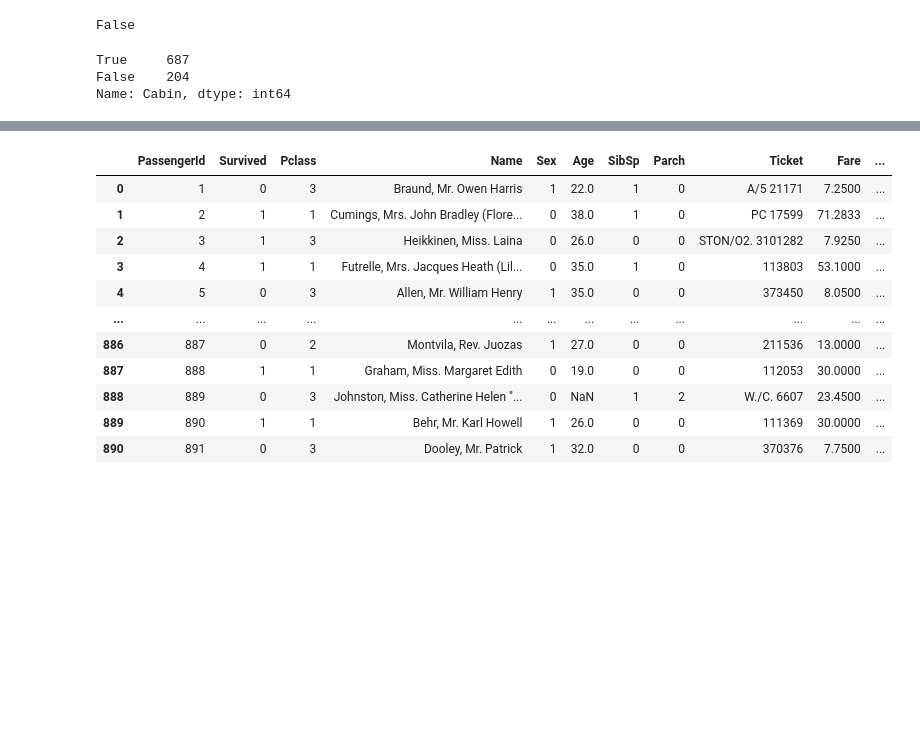
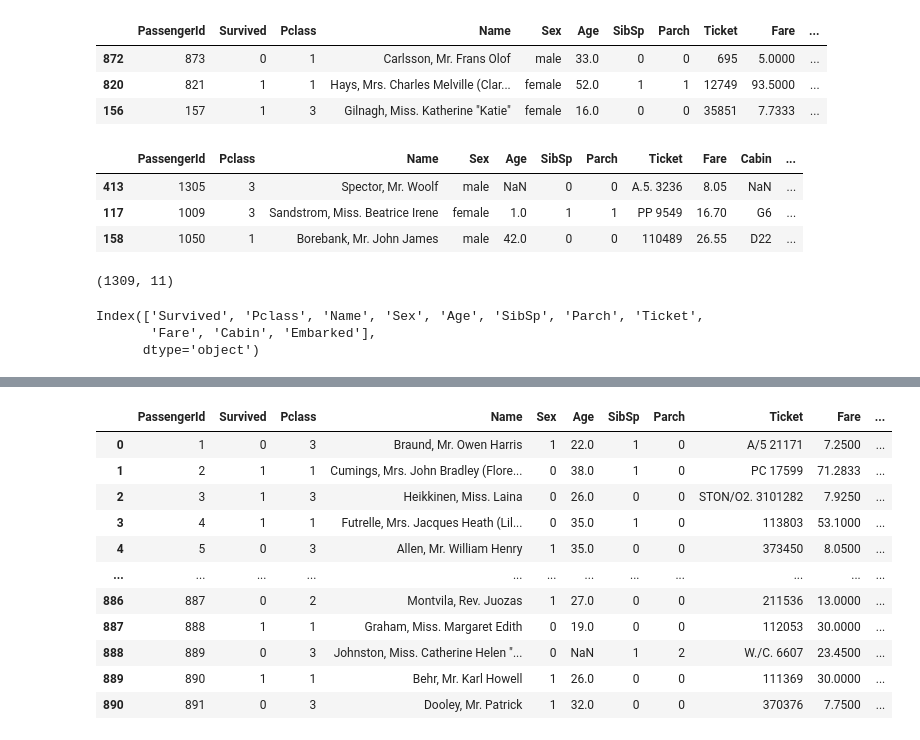
Before and after one commit to Paras-97/Titanic-Machine-Learning-from-Disaster, a Jupyter notebook: Titanic.ipynb, the cells around one changed output, grey strips where cells are left out. Drawn from its saved outputs; the diff is of its cells as text; code cells hidden in the pictures; blank space fills up the shorter version.

Commit message:
Exploring data

```diff
--- a/Titanic.ipynb
+++ b/Titanic.ipynb
@@ -40,10 +0,0 @@ da = data[data.isnull().any(axis = 1)]
-# %%
-da['Sex'].isnull().any()
-# %% [output]
-False
-# %%
-data['Cabin'].isnull().value_counts()
-# %% [output]
-True     687
-False    204
-Name: Cabin, dtype: int64
@@ -53,0 +1,39 @@ data['Sex'] = lbl_en.fit_transform(data['Sex'])
+# %%
+# Importing required libraries
+
+import numpy as np
+import pandas as pd
+import matplotlib.pyplot as plt
+import seaborn as sns
+from matplotlib.ticker import MaxNLocator
+
+from scipy import interp
+import math
+from scipy.stats import norm
+from scipy import stats
+
+import warnings
+warnings.filterwarnings('ignore') # Disabling warnings for clear outputs
+
+pd.options.display.max_columns = 50 # Pandas option to increase max number of columns to display
+
+plt.style.use('ggplot') # Setting default plot style
+# %%
+# Importing the datasets
+
+train = pd.read_csv("train.csv")
+test = pd.read_csv("test.csv")
+
+idx = len(train)
+# %%
+display(train.sample(3))
+display(test.sample(3))
+# %% [output]
+|  | PassengerId | Survived | Pclass | Name | Sex | Age | SibSp | Parch | Ticket | Fare | ... |
+| 872 | 873 | 0 | 1 | Carlsson, Mr. Frans Olof | male | 33.0 | 0 | 0 | 695 | 5.0000 | ... |
+| 820 | 821 | 1 | 1 | Hays, Mrs. Charles Melville (Clar... | female | 52.0 | 1 | 1 | 12749 | 93.5000 | ... |
+| 156 | 157 | 1 | 3 | Gilnagh, Miss. Katherine "Katie" | female | 16.0 | 0 | 0 | 35851 | 7.7333 | ... |
+|  | PassengerId | Pclass | Name | Sex | Age | SibSp | Parch | Ticket | Fare | Cabin | ... |
+| 413 | 1305 | 3 | Spector, Mr. Woolf | male | NaN | 0 | 0 | A.5. 3236 | 8.05 | NaN | ... |
+| 117 | 1009 | 3 | Sandstrom, Miss. Beatrice Irene | female | 1.0 | 1 | 1 | PP 9549 | 16.70 | G6 | ... |
+| 158 | 1050 | 1 | Borebank, Mr. John James | male | 42.0 | 0 | 0 | 110489 | 26.55 | D22 | ... |
@@ -53,0 +46,12 @@ data['Sex'] = lbl_en.fit_transform(data['Sex'])
+# %%
+# viewing the shape of merged data
+display(merged_data.shape)
+# %% [output]
+(1309, 11)
+# %%
+# Viewing the feature and target columns
+display(merged_data.columns)
+# %% [output]
+Index(['Survived', 'Pclass', 'Name', 'Sex', 'Age', 'SibSp', 'Parch', 'Ticket',
+       'Fare', 'Cabin', 'Embarked'],
+      dtype='object')
```
Also changed, not shown: parts of 12 cells of this notebook, 2 other files.
